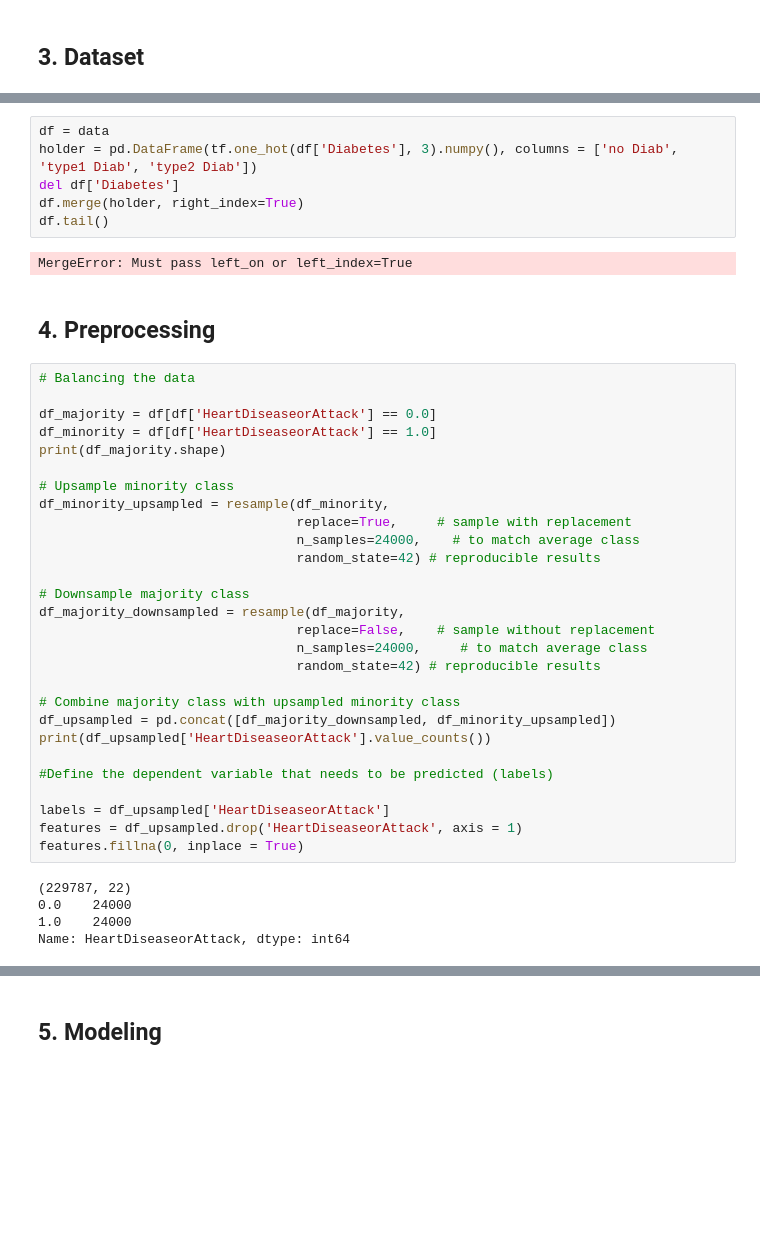
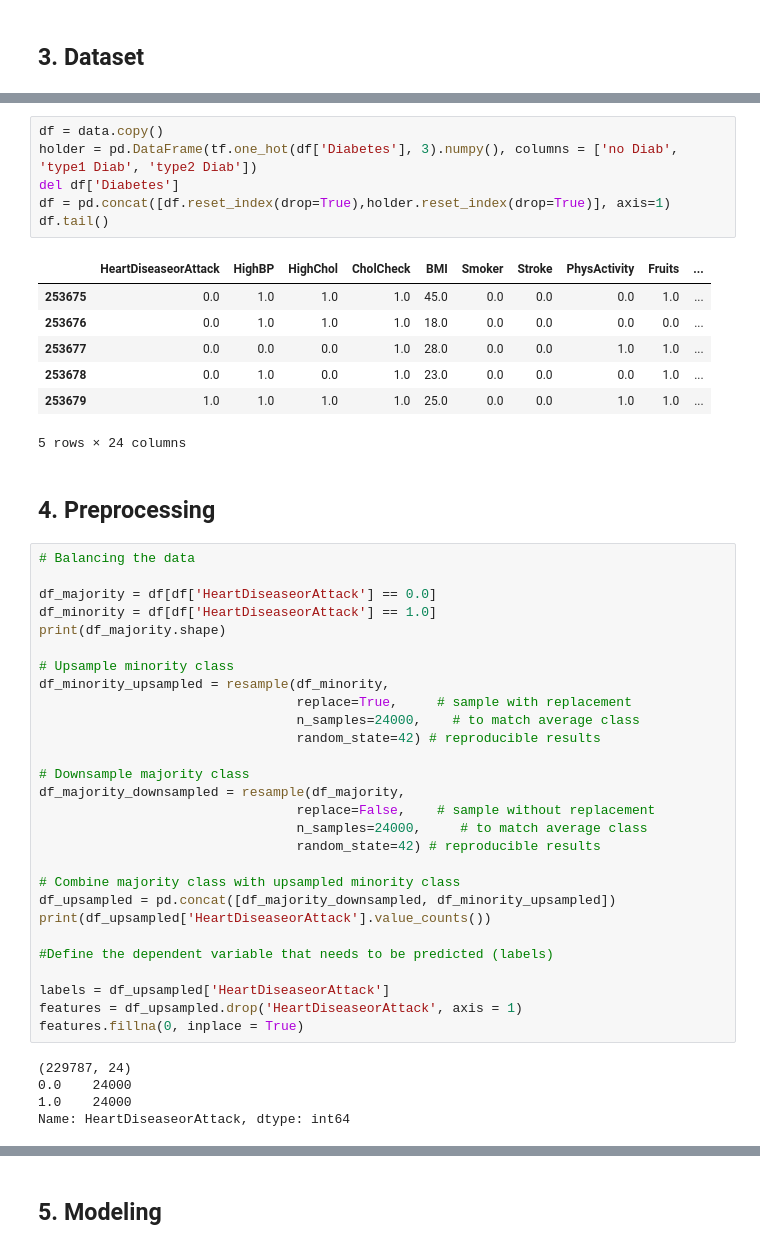
Before and after one commit to lauriom/AnacondaML, a Jupyter notebook: Case 1. G10.ipynb, the cells around one changed output, grey strips where cells are left out. Saved outputs shown, nothing was run; the diff lists cells and outputs as text; blank space fills up the shorter version.

```diff
--- a/Case 1. G10.ipynb
+++ b/Case 1. G10.ipynb
@@ -41,11 +50,17 @@ data = pd.read_csv(file, na_values = '?', on_bad_lines='skip')
 # %%
-df = data
+df = data.copy()
 holder = pd.DataFrame(tf.one_hot(df['Diabetes'], 3).numpy(), columns = ['no Diab', 'type1 Diab', 'type2 Diab'])
 del df['Diabetes']
-df.merge(holder, right_index=True)
+df = pd.concat([df.reset_index(drop=True),holder.reset_index(drop=True)], axis=1)
 df.tail()
 # %% [output]
+|  | HeartDiseaseorAttack | HighBP | HighChol | CholCheck | BMI | Smoker | Stroke | PhysActivity | Fruits | ... |
+| 253675 | 0.0 | 1.0 | 1.0 | 1.0 | 45.0 | 0.0 | 0.0 | 0.0 | 1.0 | ... |
+| 253676 | 0.0 | 1.0 | 1.0 | 1.0 | 18.0 | 0.0 | 0.0 | 0.0 | 0.0 | ... |
+| 253677 | 0.0 | 0.0 | 0.0 | 1.0 | 28.0 | 0.0 | 0.0 | 1.0 | 1.0 | ... |
+| 253678 | 0.0 | 1.0 | 0.0 | 1.0 | 23.0 | 0.0 | 0.0 | 0.0 | 1.0 | ... |
+| 253679 | 1.0 | 1.0 | 1.0 | 1.0 | 25.0 | 0.0 | 0.0 | 1.0 | 1.0 | ... |
-MergeError: Must pass left_on or left_index=True
+5 rows × 24 columns
 # %% [markdown]
 ## 4. Preprocessing
 # %%
@@ -77,7 +92,7 @@ labels = df_upsampled['HeartDiseaseorAttack']
 features = df_upsampled.drop('HeartDiseaseorAttack', axis = 1)
 features.fillna(0, inplace = True)
 # %% [output]
-(229787, 22)
+(229787, 24)
 0.0    24000
 1.0    24000
 Name: HeartDiseaseorAttack, dtype: int64
```
Also changed, not shown: parts of 8 cells of this notebook.
